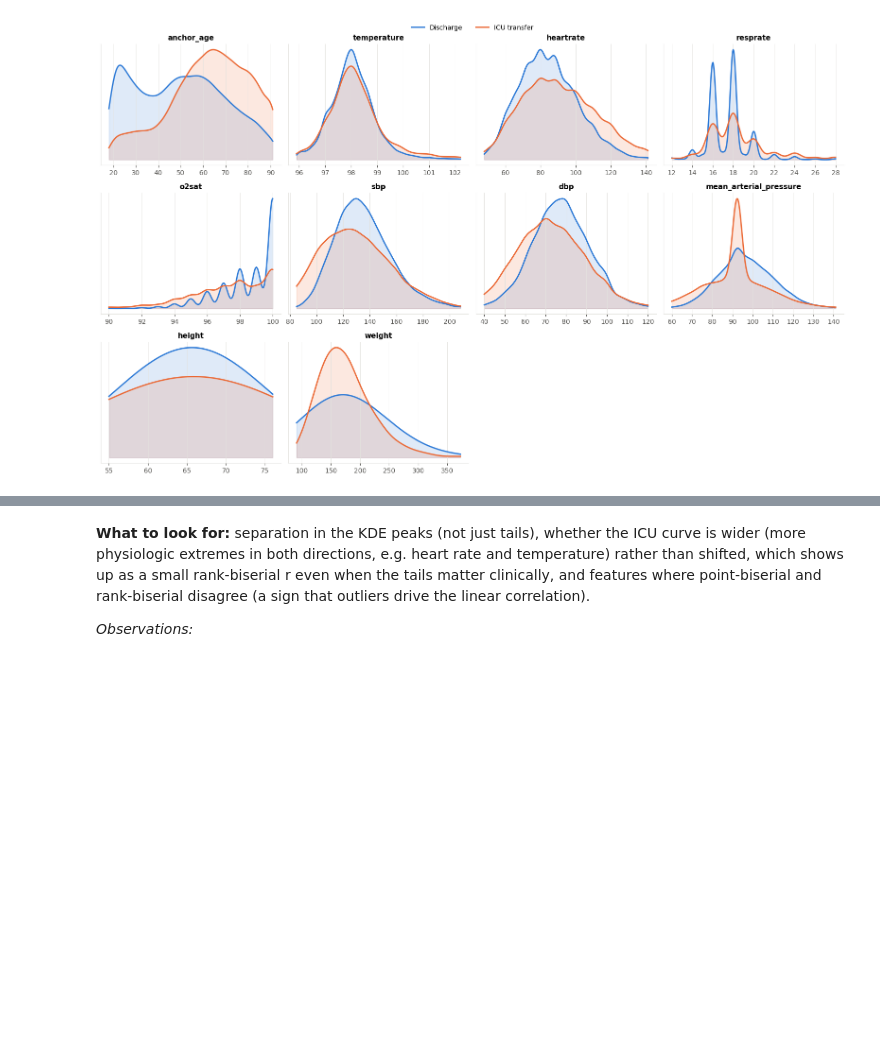
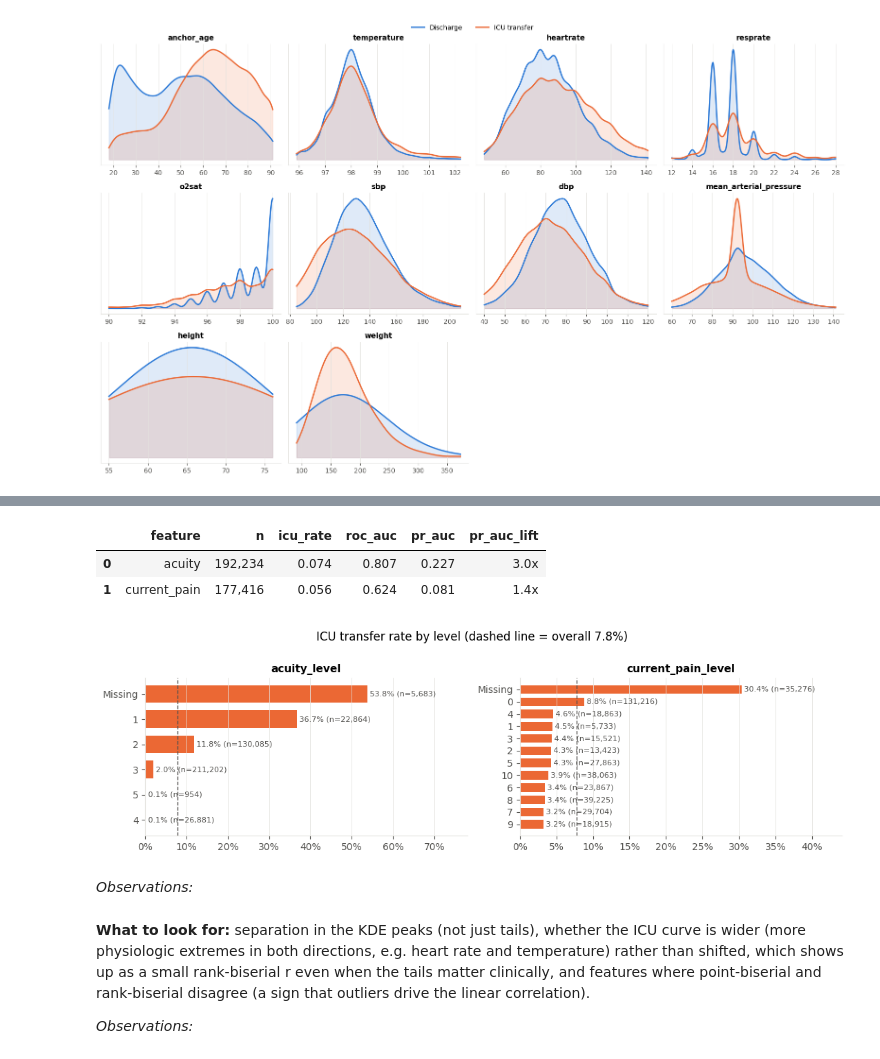
Before and after one commit to tkbarb10/ADS599-Capstone, a Jupyter notebook: eda/test.ipynb, the cells around one changed output, grey strips where cells are left out. Cells and saved outputs as stored; diff of their text form; code cells hidden in the pictures; blank space fills up the shorter version.

Commit message:
Added a few cells looking deeper into acuity and pain and the effect size of missingness

```diff
--- a/eda/test.ipynb
+++ b/eda/test.ipynb
@@ -591,0 +572,14 @@ plot_kde_grid(df_stay, CONTINUOUS)
+# %%
+level_cols = [f'{c}_level' for c in ORDINAL]
+ord_cat = categorical_tests(ord_one, level_cols)
+ord_missing_flags = binary_flag_tests(ord_one, [f'{c}_is_missing' for c in ORDINAL])
+
+display(ord_cat.style.format({
+    'chi2': '{:,.0f}', 'p': '{:.2e}', 'p_adj': '{:.2e}', 'cramers_v': '{:.3f}',
+    'pct_cells_expected_lt5': '{:.0%}', 'highest_icu_rate': '{:.1%}', 'lowest_icu_rate': '{:.1%}',
+}))
+display(ord_missing_flags.style.format({
+    'prevalence_discharge': '{:.1%}', 'prevalence_icu': '{:.1%}', 'icu_rate_if_present': '{:.1%}',
+    'icu_rate_if_absent': '{:.1%}', 'risk_ratio': '{:.2f}', 'chi2': '{:,.0f}', 'p': '{:.2e}',
+    'p_adj': '{:.2e}', 'cramers_v': '{:.3f}',
+}))
@@ -592,3 +593,31 @@ plot_kde_grid(df_stay, CONTINUOUS)
+# %%
+from sklearn.metrics import roc_auc_score
+
+# Single-feature baselines on observed scores. Lower acuity and lower pain both point toward ICU, so negate.
+baselines = []
+for col in ORDINAL:
+    obs = ord_one.dropna(subset=[col])
+    score = -obs[col]
+    baselines.append({
+        'feature': col,
+        'n': len(obs),
+        'icu_rate': obs[TARGET].mean(),
+        'roc_auc': roc_auc_score(obs[TARGET], score),
+        'pr_auc': average_precision_score(obs[TARGET], score),
+    })
+baselines = pd.DataFrame(baselines)
+baselines['pr_auc_lift'] = baselines['pr_auc'] / baselines['icu_rate']
+baselines.style.format({'n': '{:,}', 'icu_rate': '{:.3f}', 'roc_auc': '{:.3f}', 'pr_auc': '{:.3f}', 'pr_auc_lift': '{:.1f}x'})
+# %% [output]
+|  | feature | n | icu_rate | roc_auc | pr_auc | pr_auc_lift |
+| 0 | acuity | 192,234 | 0.074 | 0.807 | 0.227 | 3.0x |
+| 1 | current_pain | 177,416 | 0.056 | 0.624 | 0.081 | 1.4x |
+# %%
+plot_icu_rate_grid(ord_stay, level_cols, ncols=2)
+# %% [output]
+[figure, added]
+# %% [markdown]
+_Observations:_
 # %% [markdown]
 **What to look for:** separation in the KDE peaks (not just tails), whether the ICU curve is wider (more physiologic extremes in both directions, e.g. heart rate and temperature) rather than shifted, which shows up as a small rank-biserial r even when the tails matter clinically, and features where point-biserial and rank-biserial disagree (a sign that outliers drive the linear correlation).
 
```
Also changed, not shown: parts of 37 cells of this notebook.
